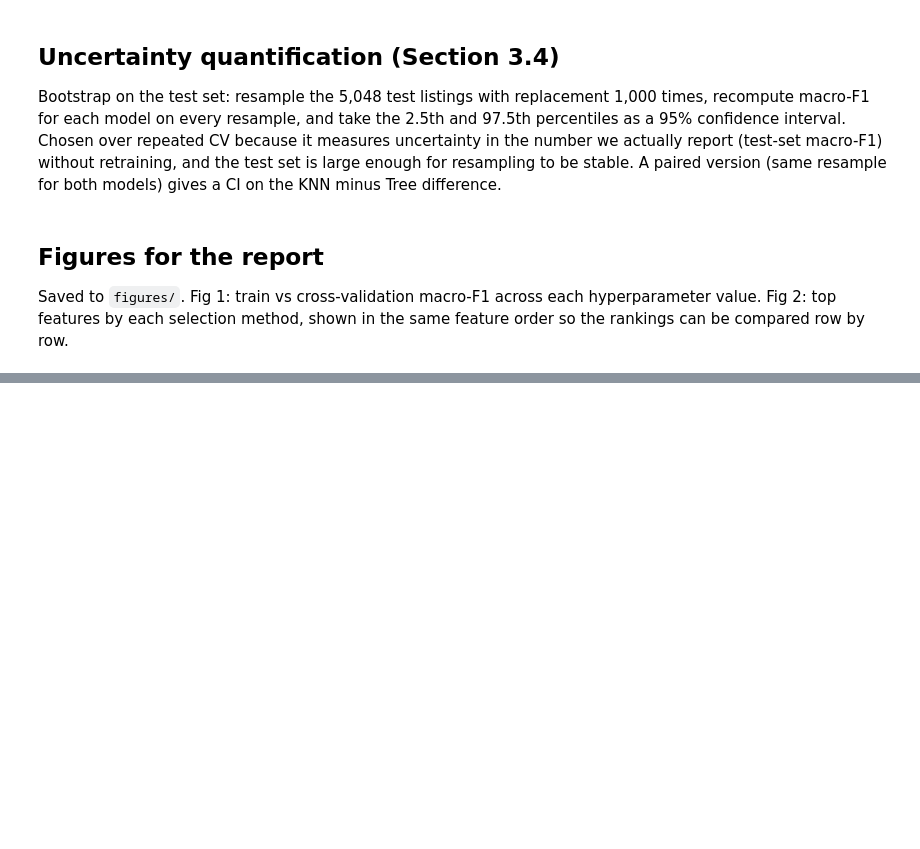
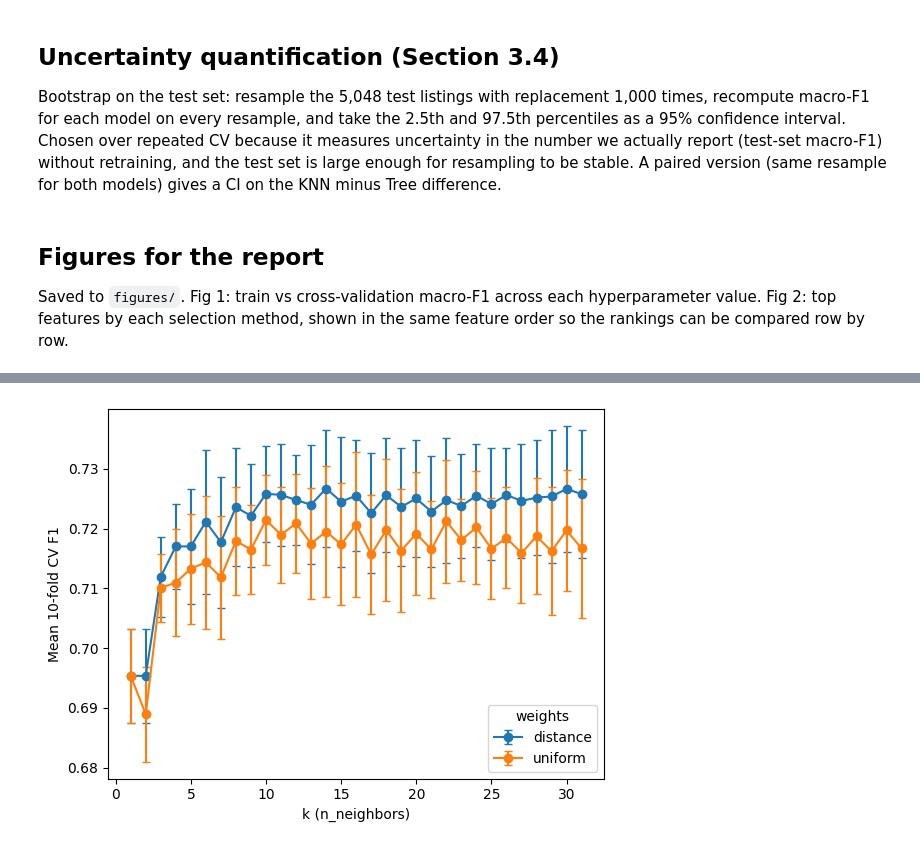
Before and after one commit to dorphen/EODP_assignment_2, a Jupyter notebook: code.ipynb, the cells around one changed output, grey strips where cells are left out. Saved outputs shown, nothing was run; the diff lists cells and outputs as text; code cells hidden in the pictures; blank space fills up the shorter version.

```diff
--- a/code.ipynb
+++ b/code.ipynb
@@ -69,6 +73,11 @@ memory usage: 17.7 MB
 df['is_multi_listing'] = df['calculated_host_listings_count'].apply(
     lambda x: 0 if x==1 else 1
 )
+# %%
+df['price'] = df['price'].apply(lambda x: float(str(x).strip('$').replace(',', '')))
+# %%
+for col in ['host_is_superhost', 'host_has_profile_pic', 'host_identity_verified']:
+    df[col] = df[col].apply(lambda x: 1 if x=='t' else 0)
 # %%
 ## Consolidate property_types into fewer categories:
 # Apartment
@@ -450,3 +460,83 @@ for ax, col, color, title in [(axes[0], 'MI', BLUE, 'Filter: mutual information'
     ax.set_title(title, color=INK, loc='left'); ax.set_xlim(0, vals.max() * 1.2)
 axes[0].set_yticks(range(len(top))); axes[0].set_yticklabels(top)
 fig.tight_layout(); fig.savefig('figures/fig2_feature_selection.png', dpi=200); plt.show()
+# %%
+from sklearn.model_selection import train_test_split, GridSearchCV, StratifiedKFold
+from sklearn.neighbors import KNeighborsClassifier
+from sklearn.metrics import confusion_matrix, ConfusionMatrixDisplay, make_scorer, f1_score
+from sklearn.preprocessing import StandardScaler, OneHotEncoder
+from sklearn.compose import ColumnTransformer
+from sklearn.pipeline import Pipeline
+from sklearn.impute import SimpleImputer
+import matplotlib.pyplot as plt
+
+num_cols = ['hosts_time_as_host_years',
+          'host_is_superhost',
+          'host_has_profile_pic',
+          'host_identity_verified',
+          'latitude',
+          'longitude',
+          'bedrooms_calculated',
+          'bathrooms_calculated',
+          'accommodates',
+          'price',
+          'minimum_nights',
+          'maximum_nights',
+          'number_of_reviews',
+          'review_scores_rating',
+          'review_scores_accuracy',
+          'review_scores_cleanliness',
+          'review_scores_checkin',
+          'review_scores_communication',
+          'review_scores_location',
+          'review_scores_value',
+          'reviews_per_month']
+
+cat_cols = ['consolidated_property_type']
+
+X_train, X_test, y_train, y_test = train_test_split(
+    df[num_cols + cat_cols],
+    df['is_multi_listing'],
+    test_size = 0.2,
+    stratify=df['is_multi_listing']
+)
+
+knn_preprocess = ColumnTransformer([
+    ('num', Pipeline([
+        ('impute', SimpleImputer(strategy='median')),
+        ('scale', StandardScaler())
+    ]), num_cols),
+    ('cat', OneHotEncoder(handle_unknown='ignore'), cat_cols)  # all properties should have a type but unknown may carry information so gets its own type
+])
+
+knn_pipeline = Pipeline([
+    ('pre', knn_preprocess),
+    ('knn', KNeighborsClassifier())
+])
+
+knn_grid = GridSearchCV(
+    knn_pipeline, {
+        'knn__n_neighbors': list(range(1, 32)),
+        'knn__weights': ['uniform', 'distance']
+    },
+    cv=StratifiedKFold(n_splits=10, shuffle=True),
+    scoring='f1_macro', n_jobs=-1
+)
+
+knn_grid.fit(X_train, y_train)
+print('Best params:', knn_grid.best_params_, 'CV macro F1:', round(knn_grid.best_score_, 3))
+
+y_pred = knn_grid.predict(X_test)
+
+tested_hyperparams = pd.DataFrame(knn_grid.cv_results_)
+
+# TODO fix this up
+for w, g in tested_hyperparams.groupby('param_knn__weights'):
+    g = g.sort_values('param_knn__n_neighbors')
+    plt.errorbar(g['param_knn__n_neighbors'], g['mean_test_score'],
+                 yerr=g['std_test_score'], marker='o', capsize=3, label=w)
+plt.xlabel('k (n_neighbors)')
+plt.ylabel('Mean 10-fold CV F1')
+plt.legend(title='weights')
+plt.show()
+# %% [output]
@@ -452,0 +544 @@ fig.tight_layout(); fig.savefig('figures/fig2_feature_selection.png', dpi=200);
+[figure, added]
```
Also changed, not shown: parts of 11 cells of this notebook.
